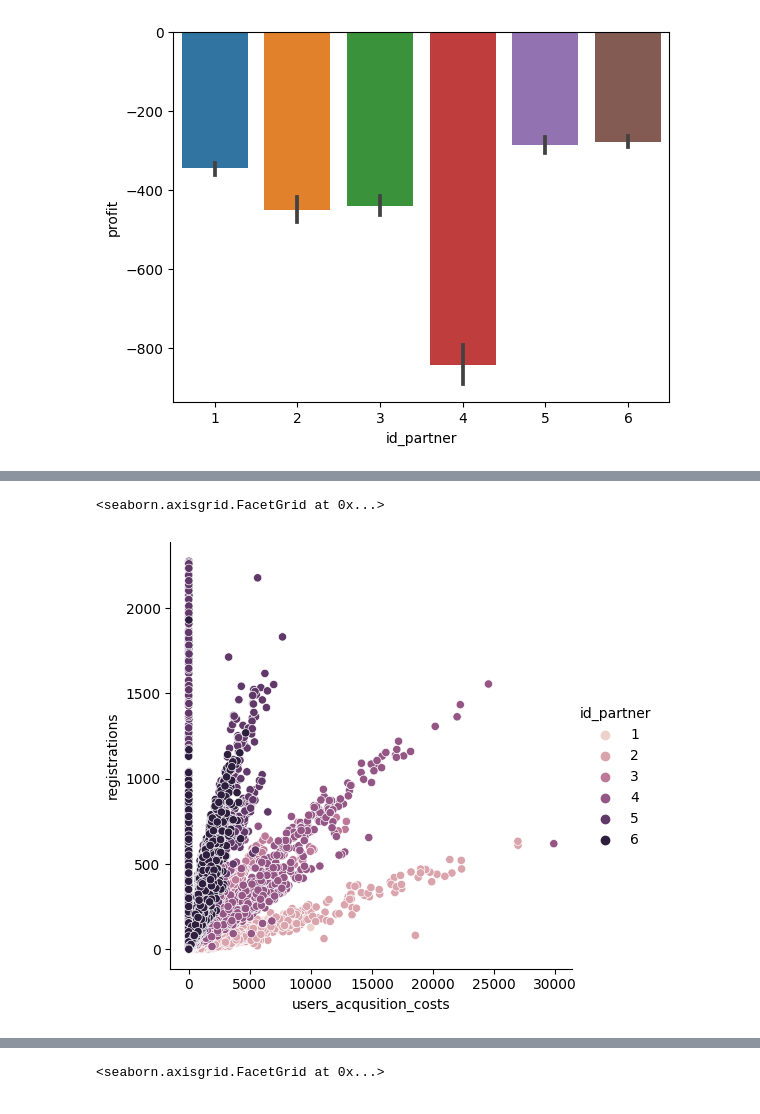
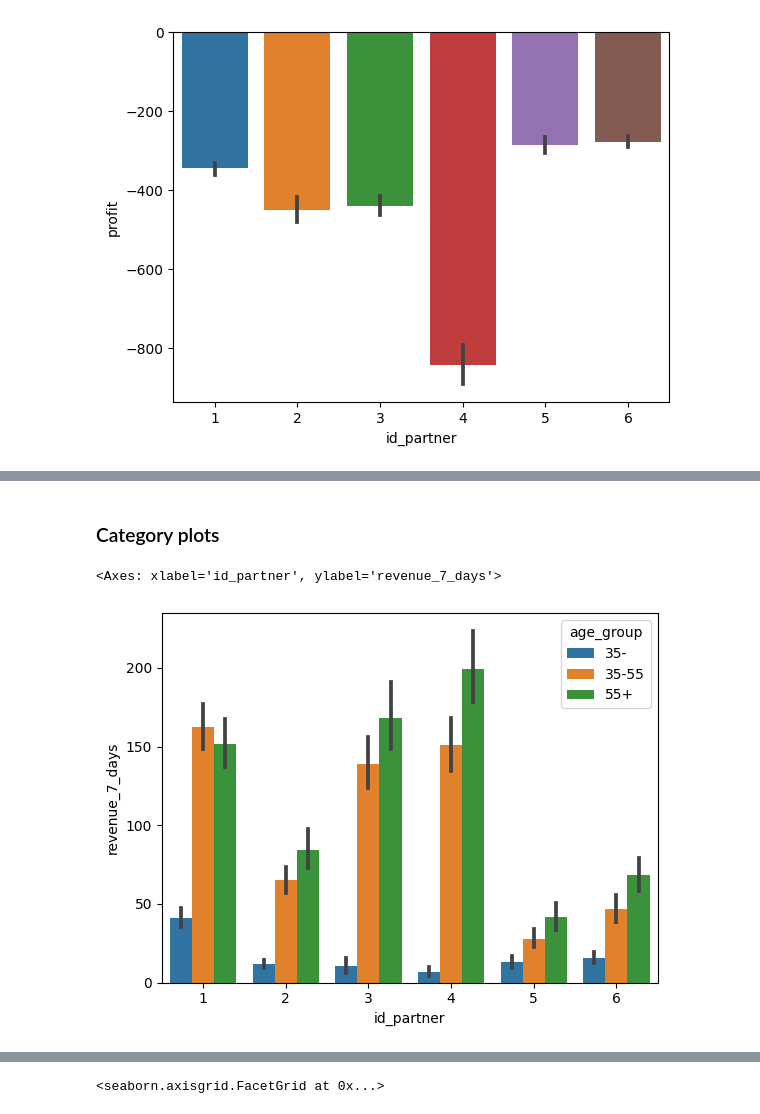
Before and after one commit to nastyabekesheva/Case, a Jupyter notebook: GenesisCase.ipynb, the cells around one changed output, grey strips where cells are left out. Drawn from its saved outputs; the diff is of its cells as text; code cells hidden in the pictures.

```diff
--- a/GenesisCase.ipynb
+++ b/GenesisCase.ipynb
@@ -187,0 +178,8 @@ sns.barplot(data=df, x="id_partner", y="profit")
+# %%
+import matplotlib.dates as mdates
+df['registration_date'] = pd.to_datetime(df['registration_date'])
+metrics = df.groupby(['id_partner', 'registration_date']).agg({
+    'users_acqusition_costs': 'mean',
+    'revenue_7_days': 'mean'
+})
+metrics
@@ -188,6 +257,8 @@ sns.barplot(data=df, x="id_partner", y="profit")
+# %% [markdown]
+### Category plots
 # %%
-sns.relplot(data=df, y="registrations", x="users_acqusition_costs", hue="id_partner")
+sns.barplot(data=df, x="id_partner", y="revenue_7_days", hue="age_group")
 # %% [output]
-<seaborn.axisgrid.FacetGrid at 0x...>
+<Axes: xlabel='id_partner', ylabel='revenue_7_days'>
-[figure, old version]
+[figure, new version]
 # %%
```
Also changed, not shown: parts of 33 cells of this notebook.
